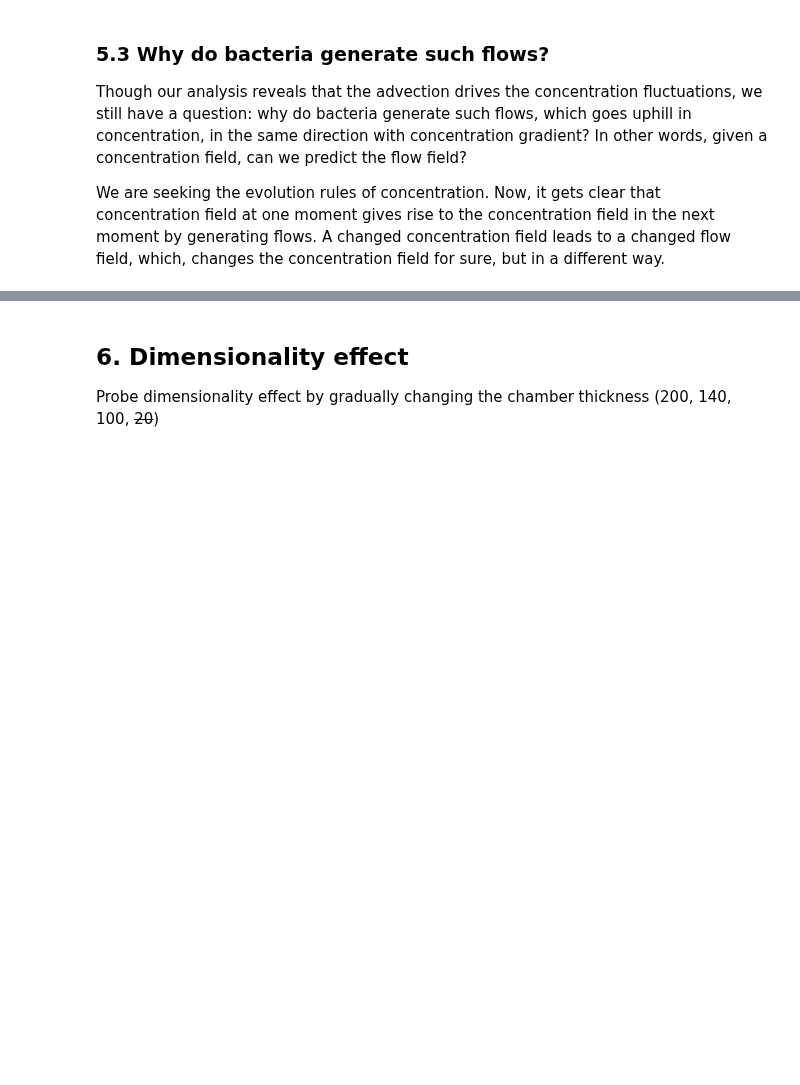
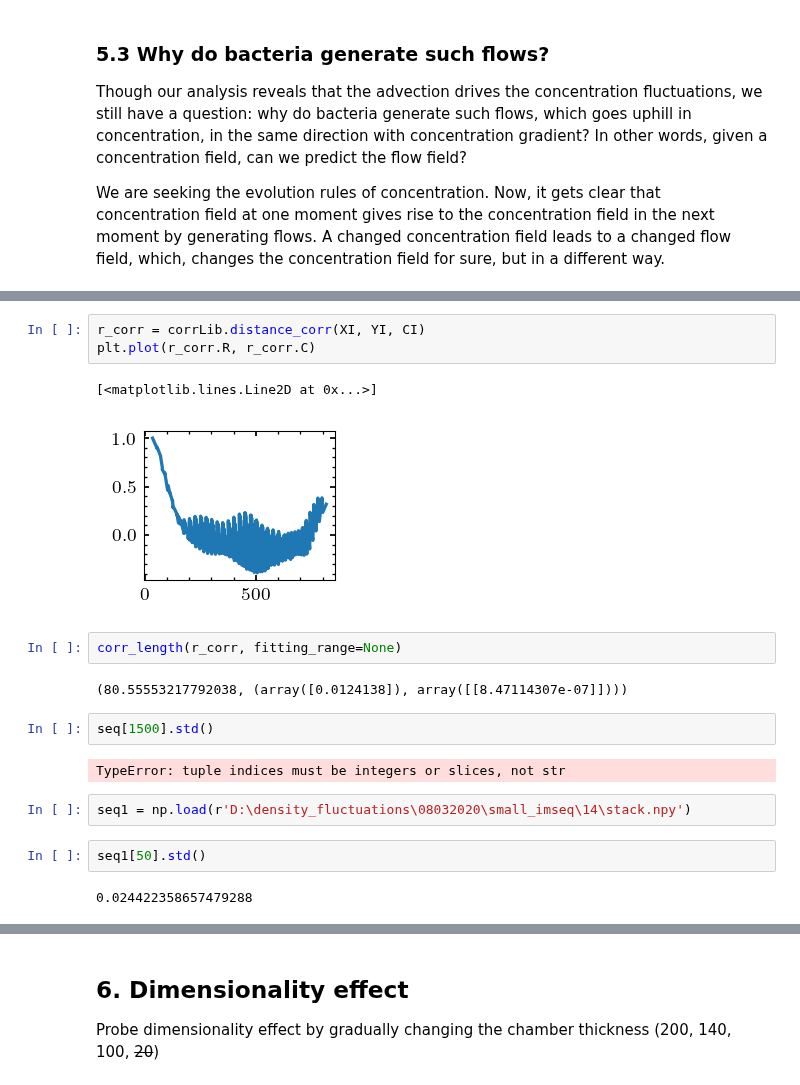
Before and after one commit to ZLoverty/Python, a Jupyter notebook: Correlation/src/Figures.ipynb, the cells around one changed output, grey strips where cells are left out. Saved outputs shown, nothing was run; the diff lists cells and outputs as text; blank space fills up the shorter version.

```diff
--- a/Correlation/src/Figures.ipynb
+++ b/Correlation/src/Figures.ipynb
@@ -313,0 +390,20 @@ We are seeking the evolution rules of concentration. Now, it gets clear that con
+# %%
+r_corr = corrLib.distance_corr(XI, YI, CI)
+plt.plot(r_corr.R, r_corr.C)
+# %% [output]
+[<matplotlib.lines.Line2D at 0x...>]
+[figure, added]
+# %%
+corr_length(r_corr, fitting_range=None)
+# %% [output]
+(80.55553217792038, (array([0.0124138]), array([[8.47114307e-07]])))
+# %%
+seq[1500].std()
+# %% [output]
+TypeError: tuple indices must be integers or slices, not str
+# %%
+seq1 = np.load(r'D:\density_fluctuations\08032020\small_imseq\14\stack.npy')
+# %%
+seq1[50].std()
+# %% [output]
+0.024422358657479288
```
Also changed, not shown: parts of 10 cells of this notebook, 1 other file.
